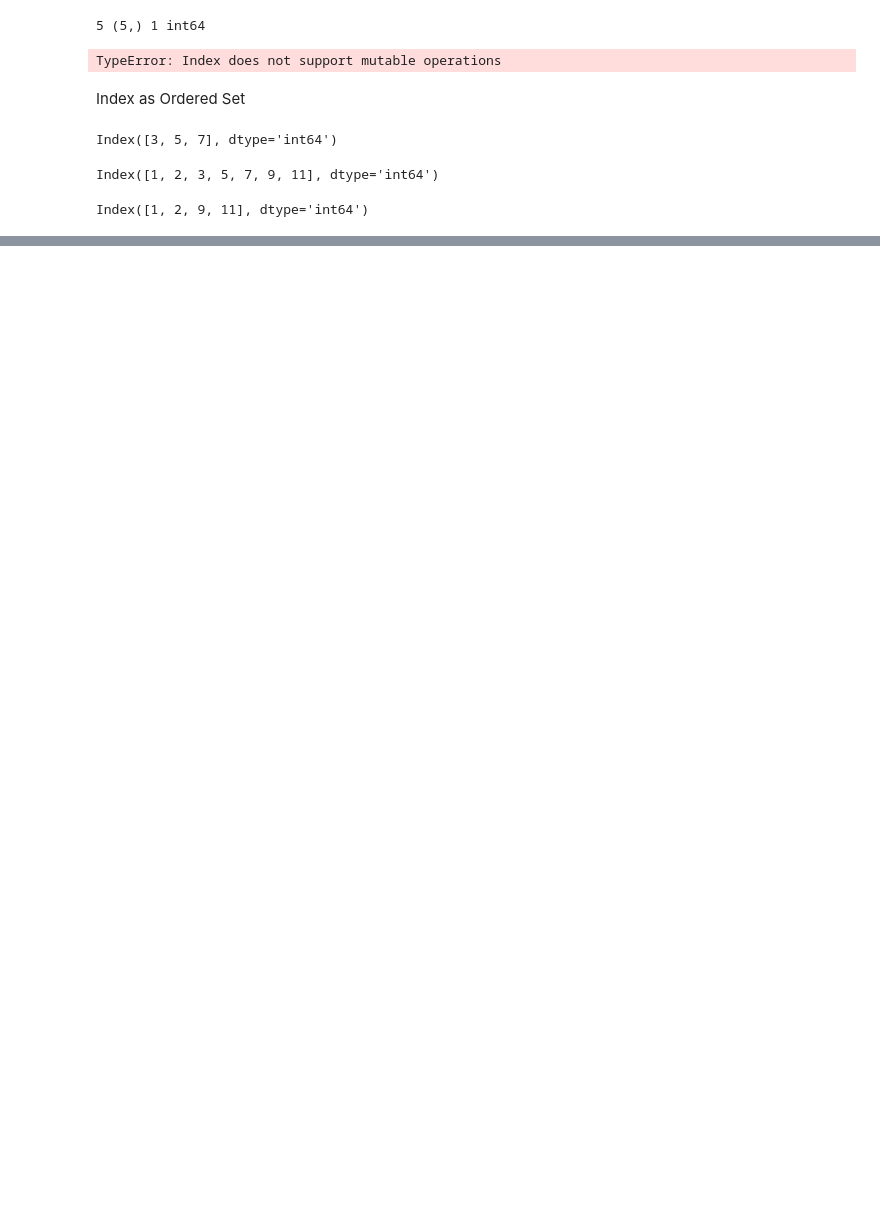
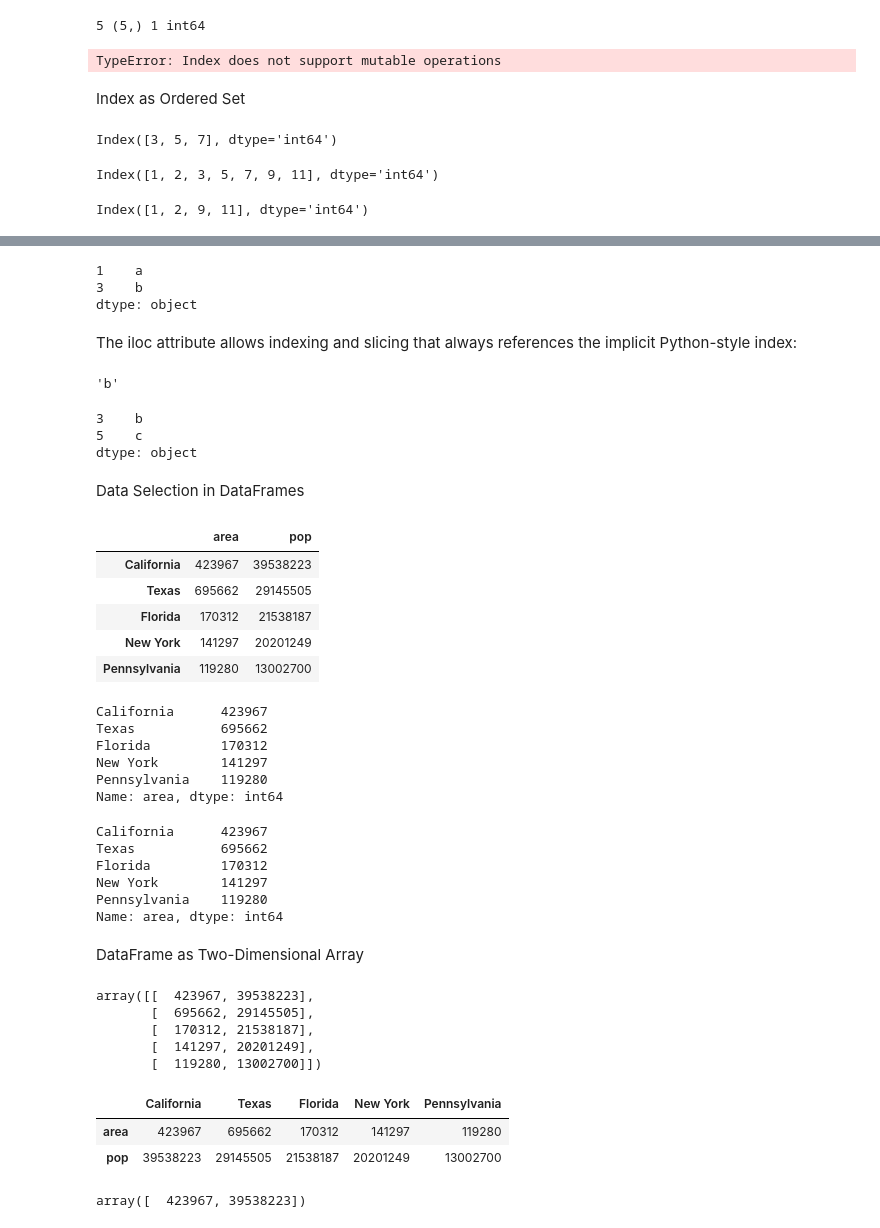
Before and after one commit to r-rahulsingh/python_book, a Jupyter notebook: Pandas.ipynb, the cells around one changed output, grey strips where cells are left out. Cells and saved outputs as stored; diff of their text form; code cells hidden in the pictures; blank space fills up the shorter version.

Commit message:
Data Selection in Dataframes

```diff
--- a/Pandas.ipynb
+++ b/Pandas.ipynb
@@ -275,0 +380,74 @@ Index([1, 2, 9, 11], dtype='int64')
+# %%
+data.loc[1:3]
+# %% [output]
+1    a
+3    b
+dtype: object
+# %% [markdown]
+The iloc attribute allows indexing and slicing that always references the implicit Python-style index:
+# %%
+data.iloc[1]
+# %% [output]
+'b'
+# %%
+data.iloc[1:3]
+# %% [output]
+3    b
+5    c
+dtype: object
+# %% [markdown]
+Data Selection in DataFrames
+# %%
+area = pd.Series({'California': 423967, 'Texas': 695662,
+                           'Florida': 170312, 'New York': 141297,
+                           'Pennsylvania': 119280})
+pop = pd.Series({'California': 39538223, 'Texas': 29145505,
+                          'Florida': 21538187, 'New York': 20201249,
+                          'Pennsylvania': 13002700})
+data = pd.DataFrame({'area':area, 'pop':pop})
+data
+# %% [output]
+|  | area | pop |
+| California | 423967 | 39538223 |
+| Texas | 695662 | 29145505 |
+| Florida | 170312 | 21538187 |
+| New York | 141297 | 20201249 |
+| Pennsylvania | 119280 | 13002700 |
+# %%
+data['area'] # dictionary-style indexing of the column name
+# %% [output]
+California      423967
+Texas           695662
+Florida         170312
+New York        141297
+Pennsylvania    119280
+Name: area, dtype: int64
+# %%
+data.area # attribute-style access with column names
+# %% [output]
+California      423967
+Texas           695662
+Florida         170312
+New York        141297
+Pennsylvania    119280
+Name: area, dtype: int64
+# %% [markdown]
+DataFrame as Two-Dimensional Array
+# %%
+data.values
+# %% [output]
+array([[  423967, 39538223],
+       [  695662, 29145505],
+       [  170312, 21538187],
+       [  141297, 20201249],
+       [  119280, 13002700]])
+# %%
+data.T # transpose
+# %% [output]
+|  | California | Texas | Florida | New York | Pennsylvania |
+| area | 423967 | 695662 | 170312 | 141297 | 119280 |
+| pop | 39538223 | 29145505 | 21538187 | 20201249 | 13002700 |
+# %%
+data.values[0]
+# %% [output]
+array([  423967, 39538223])
```
Also changed, not shown: parts of 21 cells of this notebook.
